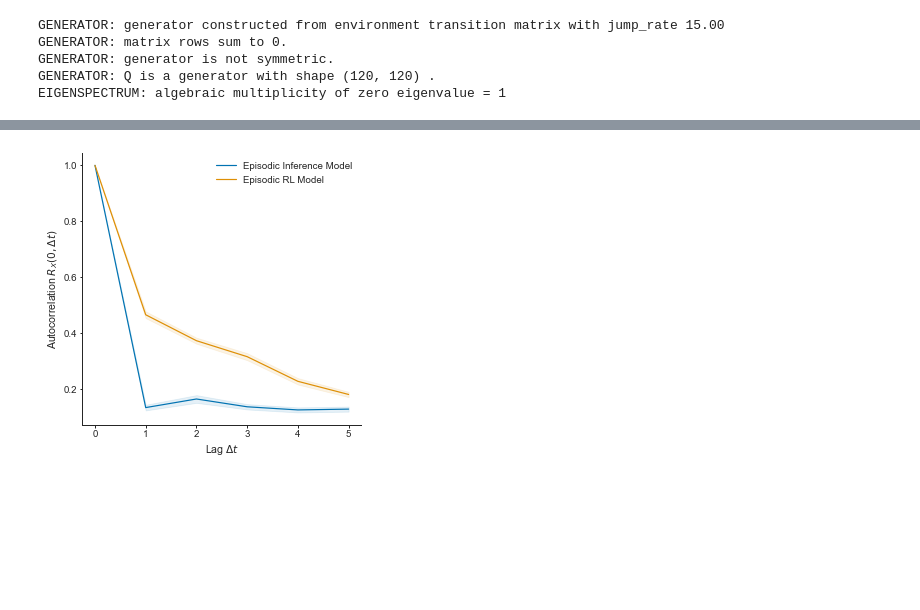
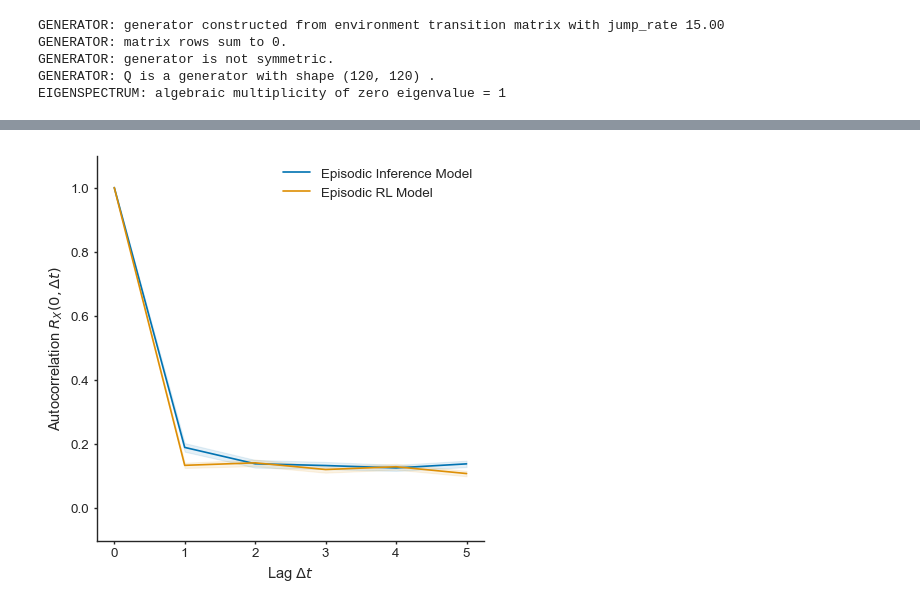
Before and after one commit to LubnaAb/episodic_memory, a Jupyter notebook: sampling.ipynb, the cells around one changed output, grey strips where cells are left out. Saved outputs shown, nothing was run; the diff lists cells and outputs as text; code cells hidden in the pictures; blank space fills up the shorter version.

```diff
--- a/sampling.ipynb
+++ b/sampling.ipynb
@@ -16,4 +16,4 @@ Load the states of the environment
 df_env_states = pd.read_csv('environment_states.csv', index_col=0)
 df_env_novel_states = pd.read_csv('environment_novel_states.csv', index_col=0)
 # Select 5 rows
-df_env_novel_states = df_env_novel_states.sample(3)
+df_env_novel_states = df_env_novel_states.sample(5)
@@ -22,15 +42,15 @@ Tune the similarity matrix to fit to the novel episode semantics
 # %%
 df_words_similarities_tuned = df_words_similarities.copy()
 
-for word in df_env_novel_states['word'].unique():
-    sim = 1
-    # Add 1 and divide by 2 to the column of the word
-    df_words_similarities_tuned[word] = sim
-    # Add 1 and divide by 2 to the index of the word
-    df_words_similarities_tuned.loc[word] = sim
+# for word in df_env_novel_states['word'].unique():
+#     sim = 1
+#     # Add 1 and divide by 2 to the column of the word
+#     df_words_similarities_tuned[word] = sim
+#     # Add 1 and divide by 2 to the index of the word
+#     df_words_similarities_tuned.loc[word] = sim
 
 
-df_words_similarities_tuned = df_words_similarities_tuned ** 5
+df_words_similarities_tuned = df_words_similarities_tuned
 # %%
 from sklearn.manifold import MDS
 mds = MDS(n_components=1, dissimilarity='precomputed', random_state=0)
@@ -58,11 +78,11 @@ from simulators_episodic import EpisodicSimulator
 
 # Create the environment
 k = 1  # Inter-episode connectivity. Domain: [0, 1]. 1, sample across episodes. 0, sample within episodes
-m = 2 # Action Similarity weight. Domain: [0, inf]. 0, no action dependence.
+m = 10 # Action Similarity weight. Domain: [0, inf]. 0, no action dependence.
 n = 1  # Time diference weight. Domain: [0, inf]. 0, no time dependence.
 
-n_step = 25
-n_samp = 50
+n_step = 40
+n_samp = 100
 init_state = 0
 
 env = EpisodicGraph(df_env_states, df_words_similarities_tuned, df_semantic_mds, k=k, m=m, n=n)
@@ -72,7 +92,8 @@ env = EpisodicGraph(df_env_states, df_words_similarities_tuned, df_semantic_mds,
 generator = Generator(env)
 
 # Create the propagator
-propagator = Propagator(generator, alpha=1., tau=5)
+propagator = Propagator(generator)
+# propagator.min_zero_cf()
 
 # Create the simulator
 simulator = EpisodicSimulator(propagator, init_state)
@@ -126,7 +147,7 @@ def episodic_rl_algorithm(df_env_states, df_env_novel_states, max_seqs = 40, n_s
         seqs[i] = np.array(seqs_i)[:max_seqs]
     return seqs
 
-seqs_2 = episodic_rl_algorithm(df_env_states, df_env_novel_states, max_seqs=n_step, thresh=0.5)
+seqs_2 = episodic_rl_algorithm(df_env_states, df_env_novel_states, max_seqs=n_step, n_samp=n_samp, thresh=0.4)
 # %%
 def create_df_sequences(seqs):
     df_sequences = pd.DataFrame()
@@ -277,32 +307,26 @@ df_env_states_numpy = df_env_states_numpy.to_numpy().astype(np.float32)
 # %%
-from autocorrelation import estimate_episodic_acf_v2
-
-samps_state = df_env_states_numpy[seqs_1]
-acf_mean, acf_sem = estimate_episodic_acf_v2(samps_state, axis=(0, 1))
-
-samps_state = df_env_states_numpy[seqs_2]
-dummy_acf_mean, dummy_acf_sem = estimate_episodic_acf_v2(samps_state, axis=(0, 1))
 
 lags = np.arange(0, 6)
+ind = 0
 
 fig, ax = plt.subplots(1, 1, figsize=(5, 5))
 # plot mean
-ax.plot(lags, acf_mean[lags], label="Episodic Inference Model", color="C0")
-ax.fill_between(lags, acf_mean[lags] - acf_sem[lags], acf_mean[lags] + acf_sem[lags], alpha=0.1, color="C0")
+ax.plot(lags, acf_mean[lags, ind], label="Episodic Inference Model", color="C0")
+ax.fill_between(lags, acf_mean[lags, ind] - acf_sem[lags, ind], acf_mean[lags, ind] + acf_sem[lags, ind], alpha=0.1, color="C0")
 
-ax.plot(lags, dummy_acf_mean[lags], label="Episodic RL Model", color="C1")
-ax.fill_between(lags, dummy_acf_mean[lags] - dummy_acf_sem[lags], dummy_acf_mean[lags] + dummy_acf_sem[lags], alpha=0.1, color="C1")
+ax.plot(lags, dummy_acf_mean[lags, ind], label="Episodic RL Model", color="C1")
+ax.fill_between(lags, dummy_acf_mean[lags, ind] - dummy_acf_sem[lags, ind], dummy_acf_mean[lags, ind] + dummy_acf_sem[lags, ind], alpha=0.1, color="C1")
 
 # add legend
 ax.legend()
 
 # add labels
 ax.set_xlabel("Lag $\Delta t$")
 ax.set_ylabel("Autocorrelation $R_X(0, \Delta t)$")
 
 # set y limits
-# ax.set_ylim(-0.1, 1.1)
+ax.set_ylim(-0.1, 1.1)
 
 plt.show()
 # %% [output]
-[figure, old version]
+[figure, new version]
```
Also changed, not shown: parts of 4 cells of this notebook, 1 other file.
